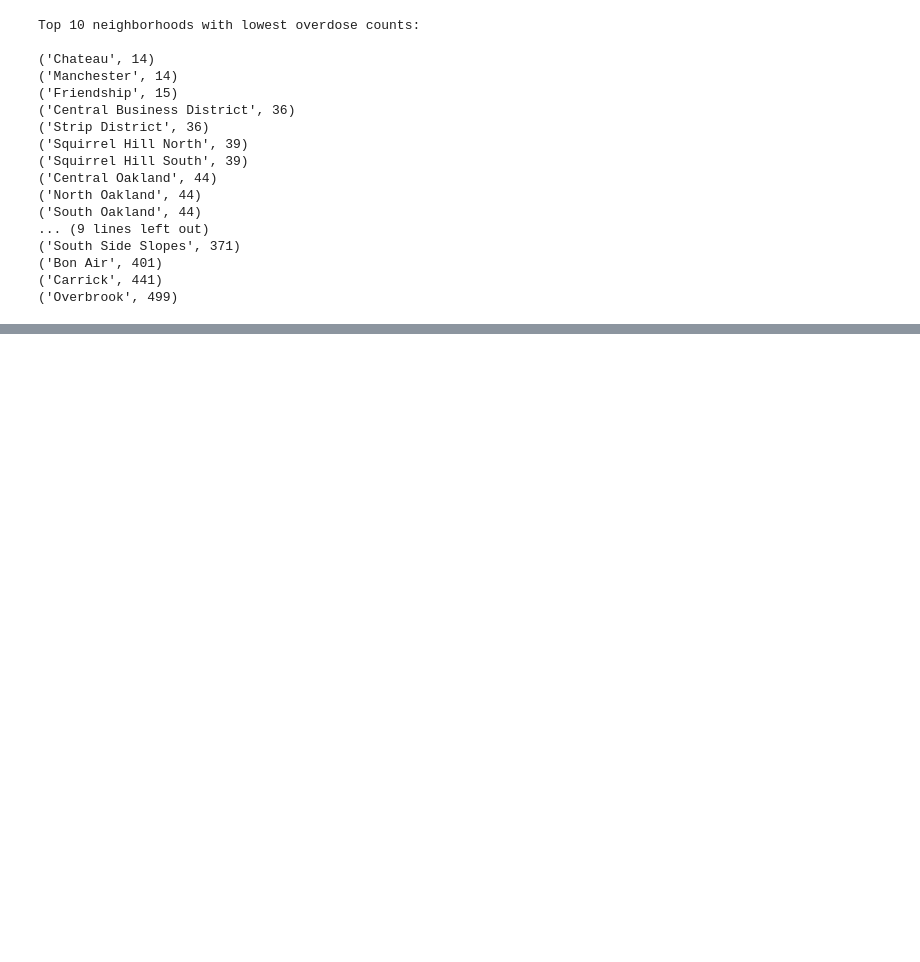
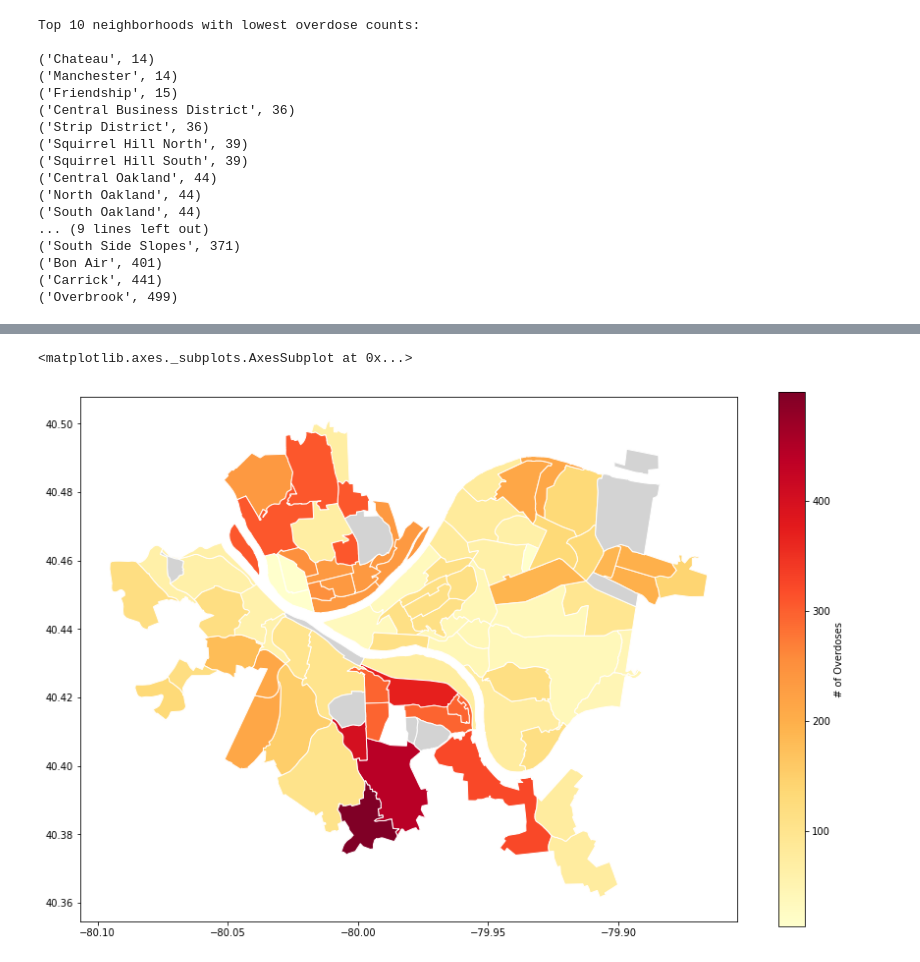
Before and after one commit to LEF-TY/Big-Ideas-Final-Project, a Jupyter notebook: Overdose.ipynb, the cells around one changed output, grey strips where cells are left out. Drawn from its saved outputs; the diff is of its cells as text; code cells hidden in the pictures; blank space fills up the shorter version.

```diff
--- a/Overdose.ipynb
+++ b/Overdose.ipynb
@@ -245,0 +251,19 @@ TypeError: 'dict_keys' object is not subscriptable
+# %%
+neighborhoods = gp.read_file("Neighborhoods/Neighborhoods_.shp")
+
+hoods = neighborhoodscount.keys()
+doses = neighborhoodscount.values()
+hoodframe2 = pd.DataFrame({'Neighborhood': hoods, 'Overdoses': doses})
+
+overmap = neighborhoods.merge(hoodframe2, how='left', left_on='hood', right_on='Neighborhood')
+overmap.plot(column='Overdoses',
+               cmap='YlOrRd',
+               edgecolor="white",
+               legend=True,
+               legend_kwds={'label': "# of Overdoses"},
+               figsize=(15, 10),
+               missing_kwds={"color": "lightgrey"}
+               )
+# %% [output]
+<matplotlib.axes._subplots.AxesSubplot at 0x...>
+[figure, added]
```
Also changed, not shown: parts of 3 cells of this notebook.
